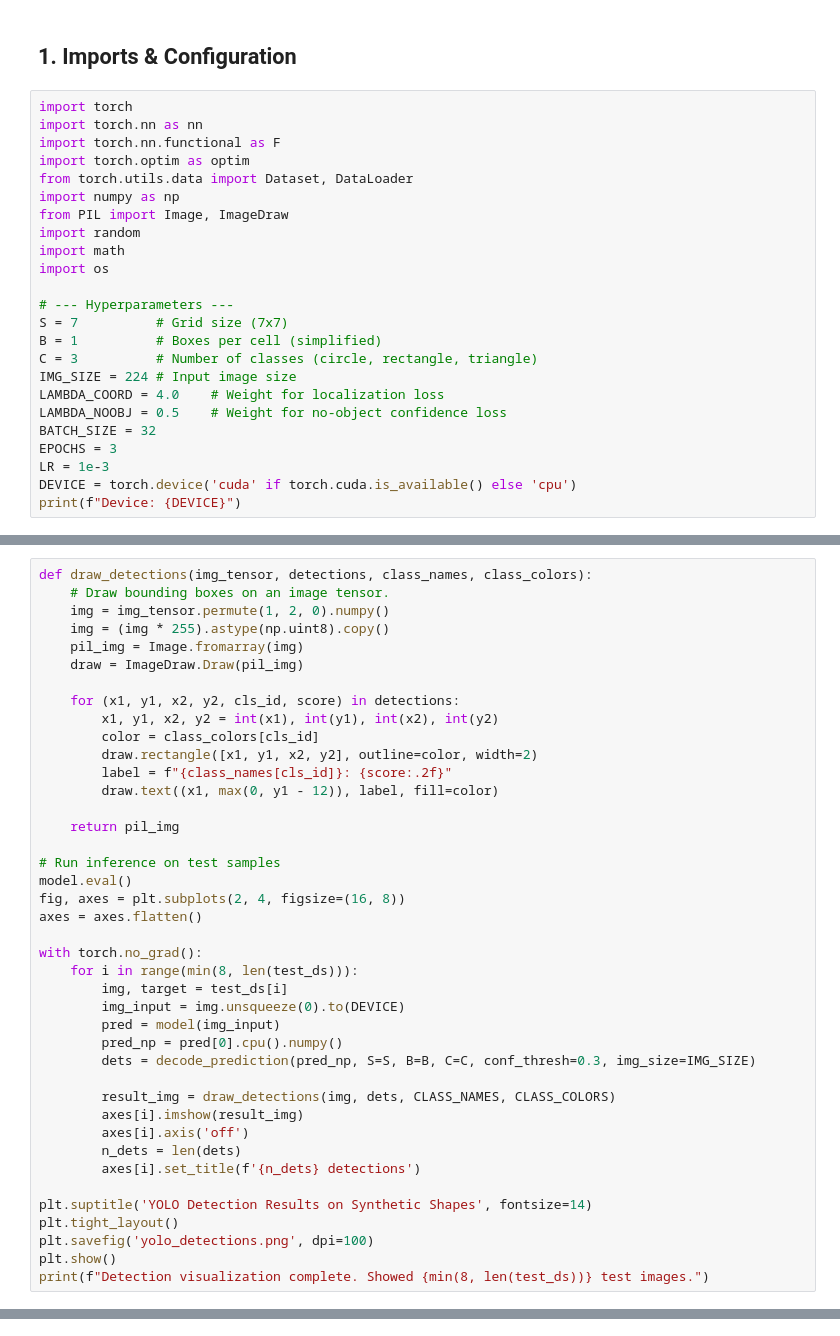
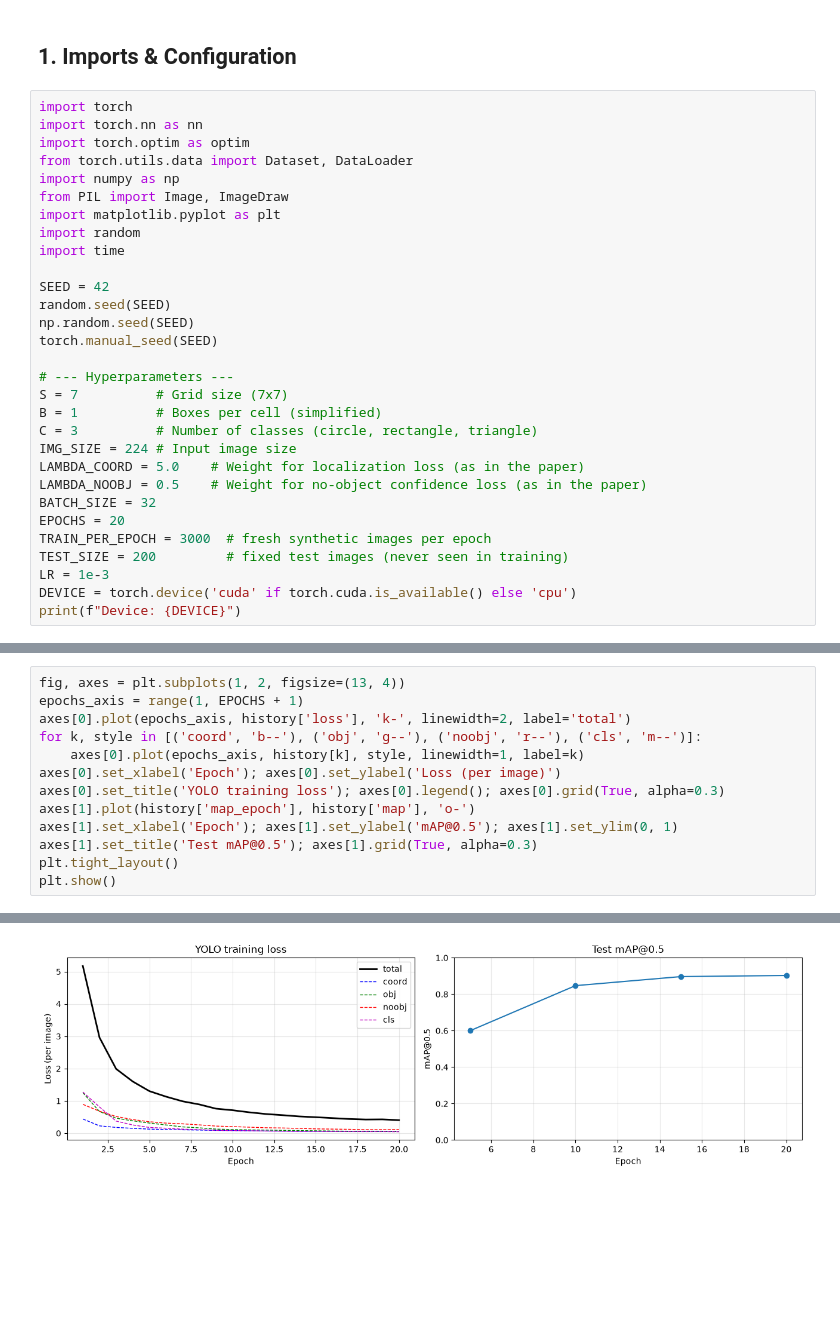
Before and after one commit to nadeemcite/research-papers, a Jupyter notebook: 032_you-only-look-once-yolo/solution.ipynb, the cells around one changed output, grey strips where cells are left out. Saved outputs shown, nothing was run; the diff lists cells and outputs as text; blank space fills up the shorter version.

```diff
--- a/032_you-only-look-once-yolo/solution.ipynb
+++ b/032_you-only-look-once-yolo/solution.ipynb
@@ -20,24 +20,30 @@ predicts all bounding boxes and class probabilities simultaneously.
 # %%
 import torch
 import torch.nn as nn
-import torch.nn.functional as F
 import torch.optim as optim
 from torch.utils.data import Dataset, DataLoader
 import numpy as np
 from PIL import Image, ImageDraw
+import matplotlib.pyplot as plt
 import random
-import math
-import os
+import time
+
+SEED = 42
+random.seed(SEED)
+np.random.seed(SEED)
+torch.manual_seed(SEED)
 
 # --- Hyperparameters ---
 S = 7          # Grid size (7x7)
 B = 1          # Boxes per cell (simplified)
 C = 3          # Number of classes (circle, rectangle, triangle)
 IMG_SIZE = 224 # Input image size
-LAMBDA_COORD = 4.0    # Weight for localization loss
-LAMBDA_NOOBJ = 0.5    # Weight for no-object confidence loss
+LAMBDA_COORD = 5.0    # Weight for localization loss (as in the paper)
+LAMBDA_NOOBJ = 0.5    # Weight for no-object confidence loss (as in the paper)
 BATCH_SIZE = 32
-EPOCHS = 3
+EPOCHS = 20
+TRAIN_PER_EPOCH = 3000  # fresh synthetic images per epoch
+TEST_SIZE = 200         # fixed test images (never seen in training)
 LR = 1e-3
 DEVICE = torch.device('cuda' if torch.cuda.is_available() else 'cpu')
 print(f"Device: {DEVICE}")
@@ -409,42 +415,14 @@ Test the trained model on sample images and visualize predicted bounding boxes.
 # %%
-def draw_detections(img_tensor, detections, class_names, class_colors):
-    # Draw bounding boxes on an image tensor.
-    img = img_tensor.permute(1, 2, 0).numpy()
-    img = (img * 255).astype(np.uint8).copy()
-    pil_img = Image.fromarray(img)
-    draw = ImageDraw.Draw(pil_img)
-
-    for (x1, y1, x2, y2, cls_id, score) in detections:
-        x1, y1, x2, y2 = int(x1), int(y1), int(x2), int(y2)
-        color = class_colors[cls_id]
-        draw.rectangle([x1, y1, x2, y2], outline=color, width=2)
-        label = f"{class_names[cls_id]}: {score:.2f}"
-        draw.text((x1, max(0, y1 - 12)), label, fill=color)
-
-    return pil_img
-
-# Run inference on test samples
-model.eval()
-fig, axes = plt.subplots(2, 4, figsize=(16, 8))
-axes = axes.flatten()
-
-with torch.no_grad():
-    for i in range(min(8, len(test_ds))):
-        img, target = test_ds[i]
-        img_input = img.unsqueeze(0).to(DEVICE)
-        pred = model(img_input)
-        pred_np = pred[0].cpu().numpy()
-        dets = decode_prediction(pred_np, S=S, B=B, C=C, conf_thresh=0.3, img_size=IMG_SIZE)
-
-        result_img = draw_detections(img, dets, CLASS_NAMES, CLASS_COLORS)
-        axes[i].imshow(result_img)
-        axes[i].axis('off')
-        n_dets = len(dets)
-        axes[i].set_title(f'{n_dets} detections')
-
-plt.suptitle('YOLO Detection Results on Synthetic Shapes', fontsize=14)
+fig, axes = plt.subplots(1, 2, figsize=(13, 4))
+epochs_axis = range(1, EPOCHS + 1)
+axes[0].plot(epochs_axis, history['loss'], 'k-', linewidth=2, label='total')
+for k, style in [('coord', 'b--'), ('obj', 'g--'), ('noobj', 'r--'), ('cls', 'm--')]:
+    axes[0].plot(epochs_axis, history[k], style, linewidth=1, label=k)
+axes[0].set_xlabel('Epoch'); axes[0].set_ylabel('Loss (per image)')
+axes[0].set_title('YOLO training loss'); axes[0].legend(); axes[0].grid(True, alpha=0.3)
+axes[1].plot(history['map_epoch'], history['map'], 'o-')
+axes[1].set_xlabel('Epoch'); axes[1].set_ylabel('mAP@0.5'); axes[1].set_ylim(0, 1)
+axes[1].set_title('Test mAP@0.5'); axes[1].grid(True, alpha=0.3)
 plt.tight_layout()
-plt.savefig('yolo_detections.png', dpi=100)
 plt.show()
-print(f"Detection visualization complete. Showed {min(8, len(test_ds))} test images.")
 # %% [output]
@@ -452 +429,2 @@ Detection visualization complete. Showed 8 test images.
+[figure, added]
 # %% [markdown]
```
Also changed, not shown: parts of 23 cells of this notebook, 3 other files.
